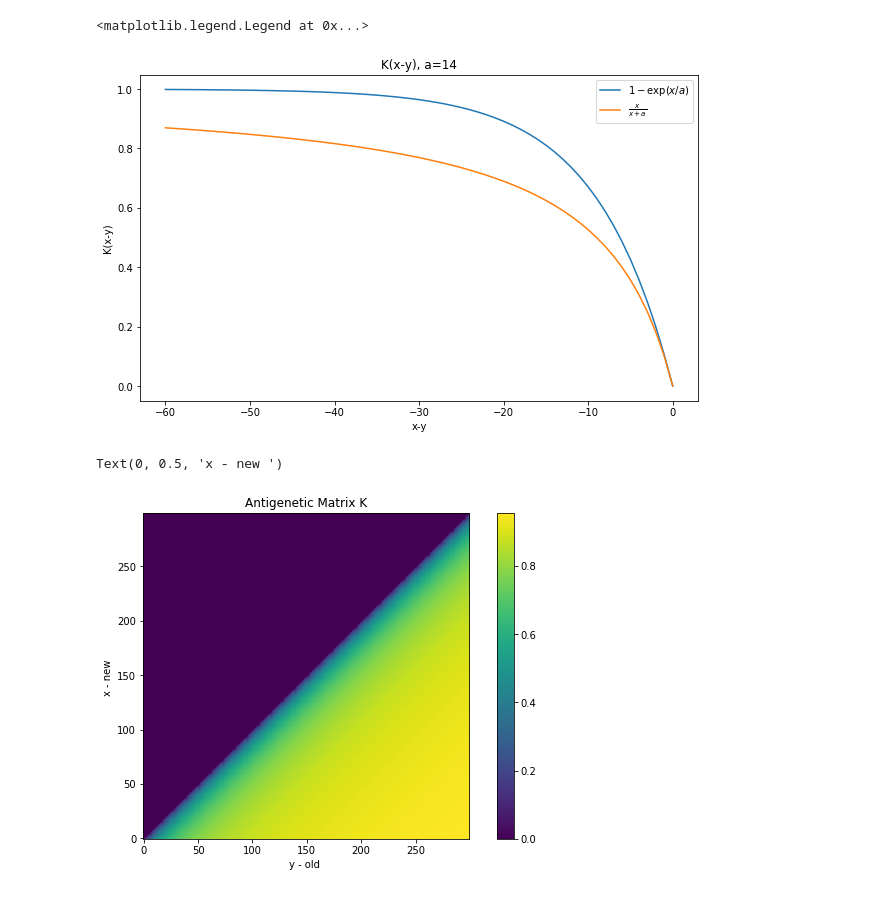
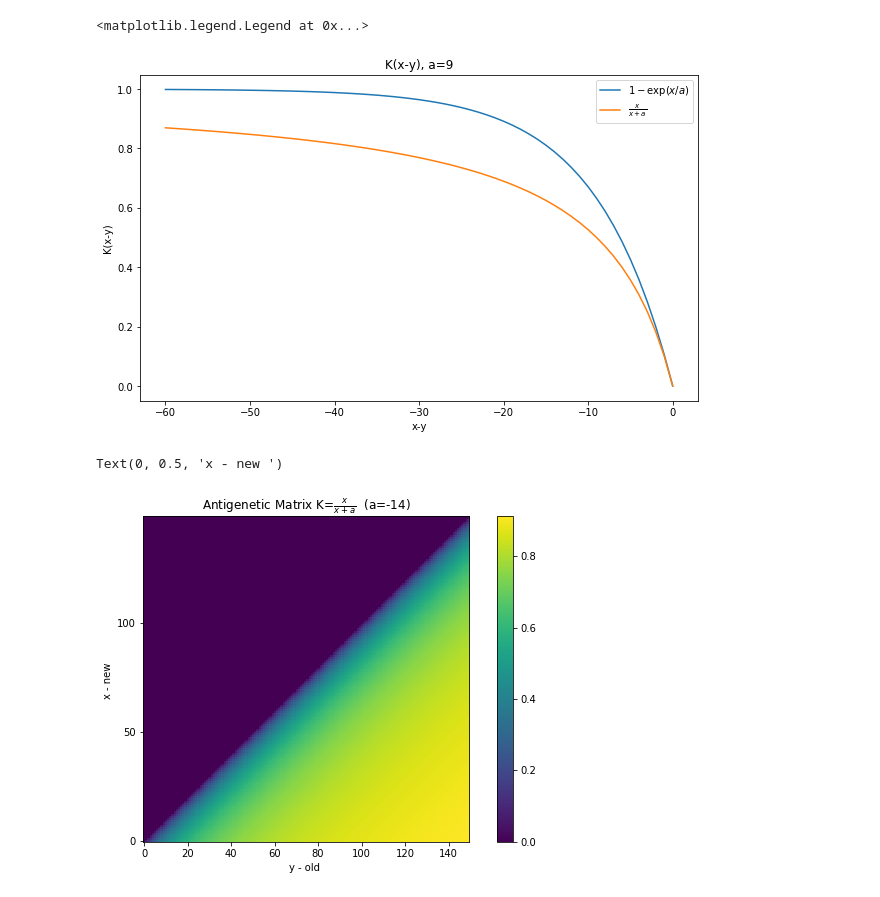
Before and after one commit to kamilla0503/SIR_Influenza, a Jupyter notebook: SIR_1D.ipynb, the cells around one changed output. Saved outputs shown, nothing was run; the diff lists cells and outputs as text; code cells hidden in the pictures.

```diff
--- a/SIR_1D.ipynb
+++ b/SIR_1D.ipynb
@@ -33,11 +33,11 @@ plt.plot(x, Krat, label = r"$\frac{x}{x+a}$")
 plt.ylabel("K(x-y)")
 plt.xlabel("x-y")
 
-plt.title("K(x-y), a=14")
+plt.title("K(x-y), a=9")
 plt.legend(loc="best")
 # %% [output]
 <matplotlib.legend.Legend at 0x...>
-[figure, old version]
+[figure, new version]
 # %%
 def GetAntigeneticMatrix(n_shtamms):
 
@@ -64,24 +64,24 @@ def GetAntigeneticMatrix(n_shtamms):
 
     return K
 # %%
-n_shtamms = 300
+n_shtamms = 150
 K = GetAntigeneticMatrix(n_shtamms)
 
 
 plt.figure(figsize=(10, 6))
 plt.yticks(np.arange(0, n_shtamms, 50))
 
 plt.imshow(K,  origin = 'lower')
 
 plt.colorbar()
 
-plt.title("Antigenetic Matrix K")
+plt.title(r"Antigenetic Matrix K=$\frac{x}{x+a}$  (a=-14)")
 
 plt.xlabel("y - old ")
 plt.ylabel("x - new ")
 # %% [output]
 Text(0, 0.5, 'x - new ')
-[figure, old version]
+[figure, new version]
 # %%
 def GetIntialVectors(n_shtamms=300):
     N_populations = (n_shtamms) * 1000000
```
Also changed, not shown: parts of 15 cells of this notebook.
